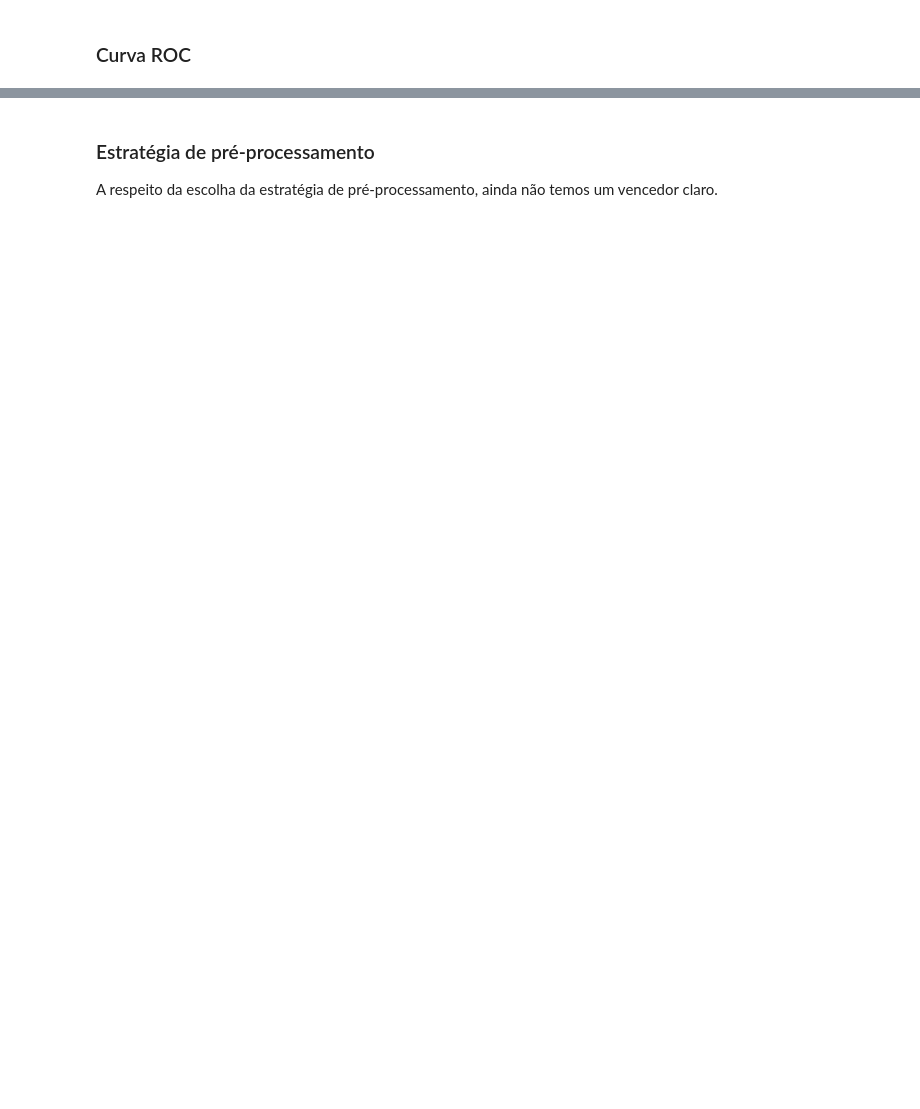
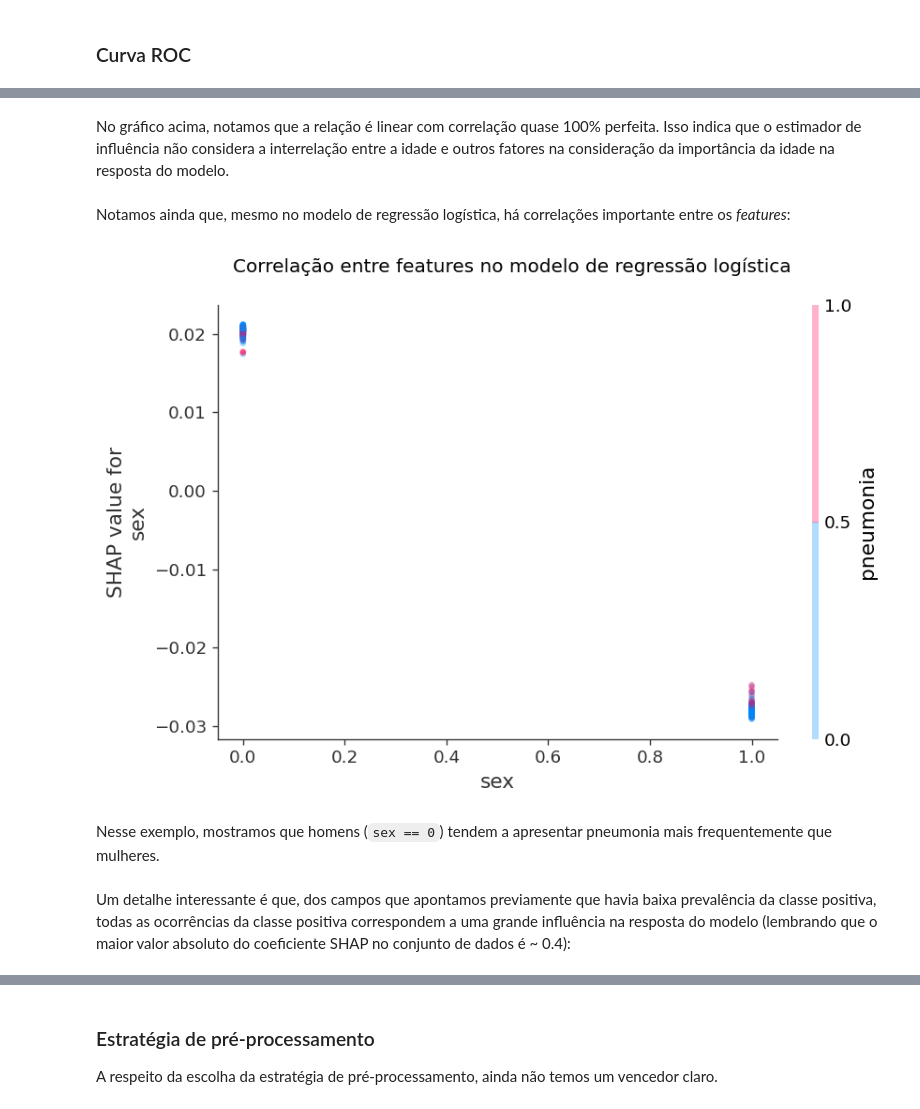
Before and after one commit to flimao/modelos-covid, a Jupyter notebook: notebooks_exploration/3-modelagem.ipynb, the cells around one changed output, grey strips where cells are left out. Drawn from its saved outputs; the diff is of its cells as text; code cells hidden in the pictures; blank space fills up the shorter version.

```diff
--- a/notebooks_exploration/3-modelagem.ipynb
+++ b/notebooks_exploration/3-modelagem.ipynb
@@ -512,0 +670,29 @@ model_rank_all.sort_values(by = 'auroc', ascending = False)
+# %% [markdown]
+No gráfico acima, notamos que a relação é linear com correlação quase 100% perfeita. Isso indica que o estimador de influência não considera a interrelação entre a idade e outros fatores na consideração da importância da idade na resposta do modelo.
+# %% [markdown]
+Notamos ainda que, mesmo no modelo de regressão logística, há correlações importante entre os *features*:
+# %%
+shap_values = shaps['logistic']
+
+shap.dependence_plot(
+    'sex',
+    shap_values.values,
+    Xpeq,
+    interaction_index = 'pneumonia',
+    show = False,
+    alpha = 0.3
+)
+
+fig = plt.gcf()
+
+fig.suptitle('Correlação entre features no modelo de regressão logística')
+#fig.set_figheight(12)
+
+plt.tight_layout()
+plt.show()
+# %% [output]
+[figure, added]
+# %% [markdown]
+Nesse exemplo, mostramos que homens (`sex == 0`) tendem a apresentar pneumonia mais frequentemente que mulheres.
+# %% [markdown]
+Um detalhe interessante é que, dos campos que apontamos previamente que havia baixa prevalência da classe positiva, todas as ocorrências da classe positiva correspondem a uma grande influência na resposta do modelo (lembrando que o maior valor absoluto do coeficiente SHAP no conjunto de dados é ~ 0.4):
```
Also changed, not shown: parts of 50 cells of this notebook, 1 other file.
